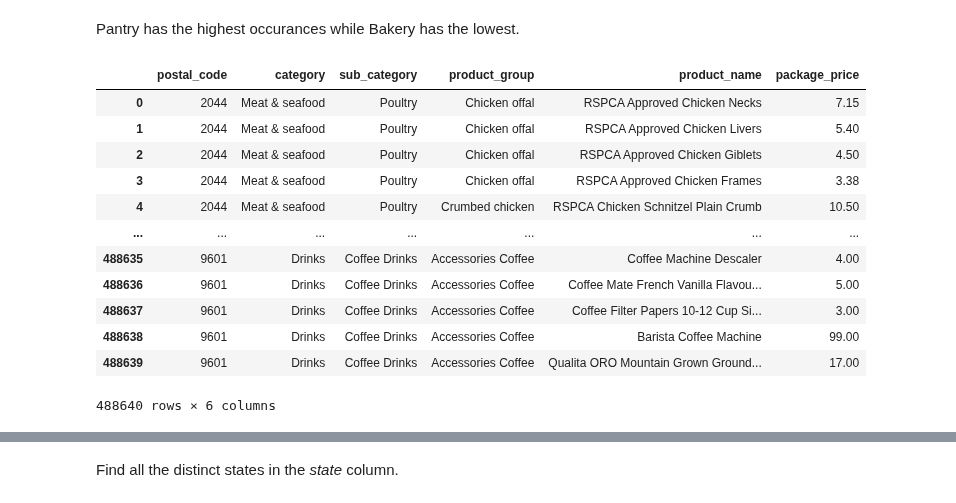
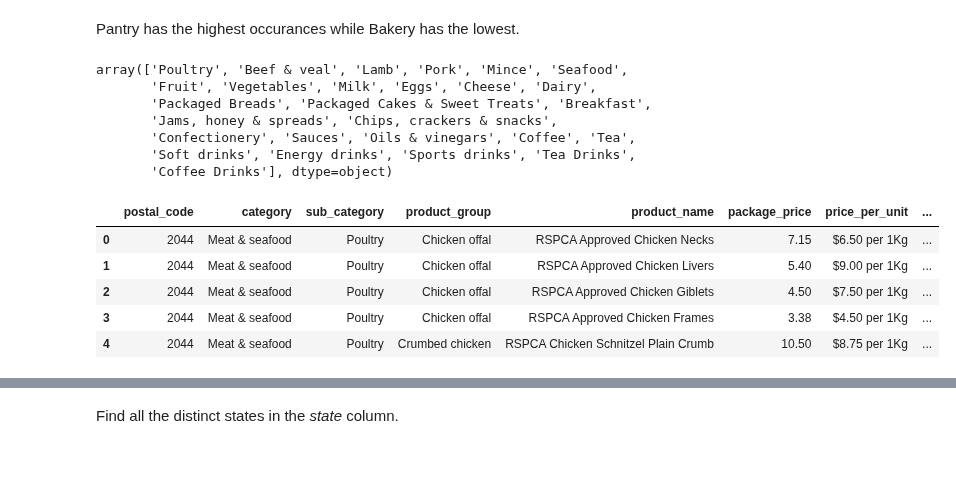
Before and after one commit to binayakhadka/grocery-retail-analytics, a Jupyter notebook: aus.ipynb, the cells around one changed output, grey strips where cells are left out. Saved outputs shown, nothing was run; the diff lists cells and outputs as text; code cells hidden in the pictures; blank space fills up the shorter version.

```diff
--- a/aus.ipynb
+++ b/aus.ipynb
@@ -119,27 +127,3 @@ Index(['index', 'Postal_code', 'Category', 'Sub_category', 'Product_Group',
-# %%
-df.rename(columns={
-    'index': 'index',
-    'Postal_code': 'postal_code',
-    'Category': 'category',
-    'Sub_category': 'sub_category',
-    'Product_Group': 'product_group',
-    'Product_Name': 'product_name',
-    'Package_price': 'package_price',
-    'Price_per_unit': 'price_per_unit',
-    'package_size': 'package_size',
-    'is_estimated': 'is_estimated',
-    'is_special': 'is_special',
-    'in_stock': 'in_stock',
-    'Retail_price': 'retail_price',
-    'Brand': 'brand',
-    'Sku': 'sku',
-    'RunDate': 'run_date',
-    'unit_price': 'unit_price',
-    'unit_price_unit': 'unit_price_unit',
-    'state': 'state',
-    'city': 'city',
-    'tid': 'tid',
-}, inplace=True)
 # %% [markdown]
 Find unique items listed under category.
 # %%
@@ -162,20 +146,23 @@ Bakery                   16819
 Name: count, dtype: int64
 # %% [markdown]
 Pantry has the highest occurances while Bakery has the lowest.
+# %%
+df.sub_category.unique()
+# %% [output]
+array(['Poultry', 'Beef & veal', 'Lamb', 'Pork', 'Mince', 'Seafood',
+       'Fruit', 'Vegetables', 'Milk', 'Eggs', 'Cheese', 'Dairy',
+       'Packaged Breads', 'Packaged Cakes & Sweet Treats', 'Breakfast',
+       'Jams, honey & spreads', 'Chips, crackers & snacks',
+       'Confectionery', 'Sauces', 'Oils & vinegars', 'Coffee', 'Tea',
+       'Soft drinks', 'Energy drinks', 'Sports drinks', 'Tea Drinks',
+       'Coffee Drinks'], dtype=object)
 # %%
-df.iloc[:,0:6]
+df.iloc[:,0:8].head(5)
 # %% [output]
-|  | postal_code | category | sub_category | product_group | product_name | package_price |
-| 0 | 2044 | Meat & seafood | Poultry | Chicken offal | RSPCA Approved Chicken Necks | 7.15 |
-| 1 | 2044 | Meat & seafood | Poultry | Chicken offal | RSPCA Approved Chicken Livers | 5.40 |
-| 2 | 2044 | Meat & seafood | Poultry | Chicken offal | RSPCA Approved Chicken Giblets | 4.50 |
-| 3 | 2044 | Meat & seafood | Poultry | Chicken offal | RSPCA Approved Chicken Frames | 3.38 |
-| 4 | 2044 | Meat & seafood | Poultry | Crumbed chicken | RSPCA Chicken Schnitzel Plain Crumb | 10.50 |
-| ... | ... | ... | ... | ... | ... | ... |
-| 488635 | 9601 | Drinks | Coffee Drinks | Accessories Coffee | Coffee Machine Descaler | 4.00 |
-| 488636 | 9601 | Drinks | Coffee Drinks | Accessories Coffee | Coffee Mate French Vanilla Flavou... | 5.00 |
-| 488637 | 9601 | Drinks | Coffee Drinks | Accessories Coffee | Coffee Filter Papers 10-12 Cup Si... | 3.00 |
-| 488638 | 9601 | Drinks | Coffee Drinks | Accessories Coffee | Barista Coffee Machine | 99.00 |
-| 488639 | 9601 | Drinks | Coffee Drinks | Accessories Coffee | Qualita ORO Mountain Grown Ground... | 17.00 |
+|  | postal_code | category | sub_category | product_group | product_name | package_price | price_per_unit | ... |
+| 0 | 2044 | Meat & seafood | Poultry | Chicken offal | RSPCA Approved Chicken Necks | 7.15 | $6.50 per 1Kg | ... |
+| 1 | 2044 | Meat & seafood | Poultry | Chicken offal | RSPCA Approved Chicken Livers | 5.40 | $9.00 per 1Kg | ... |
+| 2 | 2044 | Meat & seafood | Poultry | Chicken offal | RSPCA Approved Chicken Giblets | 4.50 | $7.50 per 1Kg | ... |
+| 3 | 2044 | Meat & seafood | Poultry | Chicken offal | RSPCA Approved Chicken Frames | 3.38 | $4.50 per 1Kg | ... |
+| 4 | 2044 | Meat & seafood | Poultry | Crumbed chicken | RSPCA Chicken Schnitzel Plain Crumb | 10.50 | $8.75 per 1Kg | ... |
-488640 rows × 6 columns
 # %%
```
Also changed, not shown: parts of 19 cells of this notebook.
